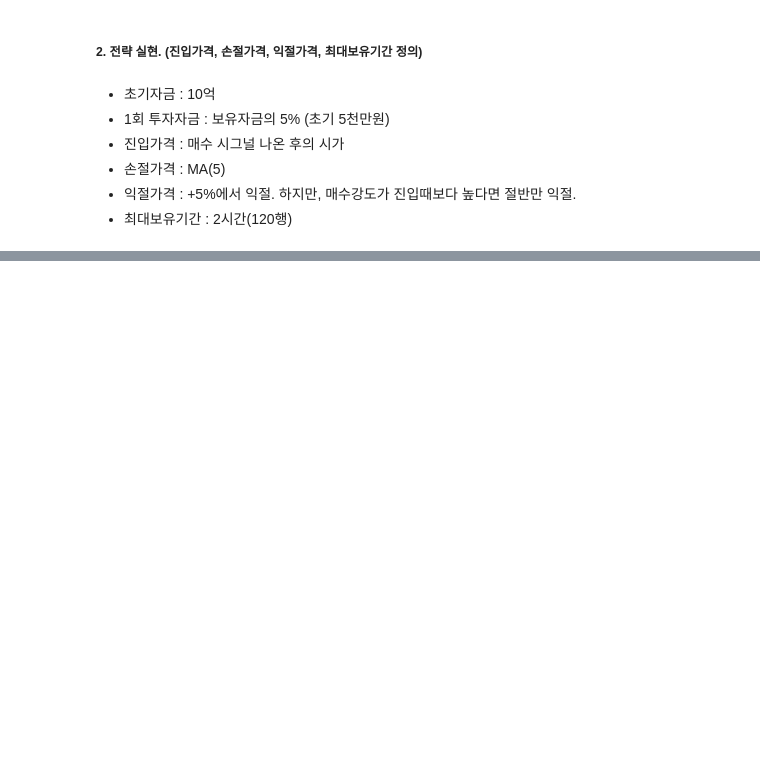
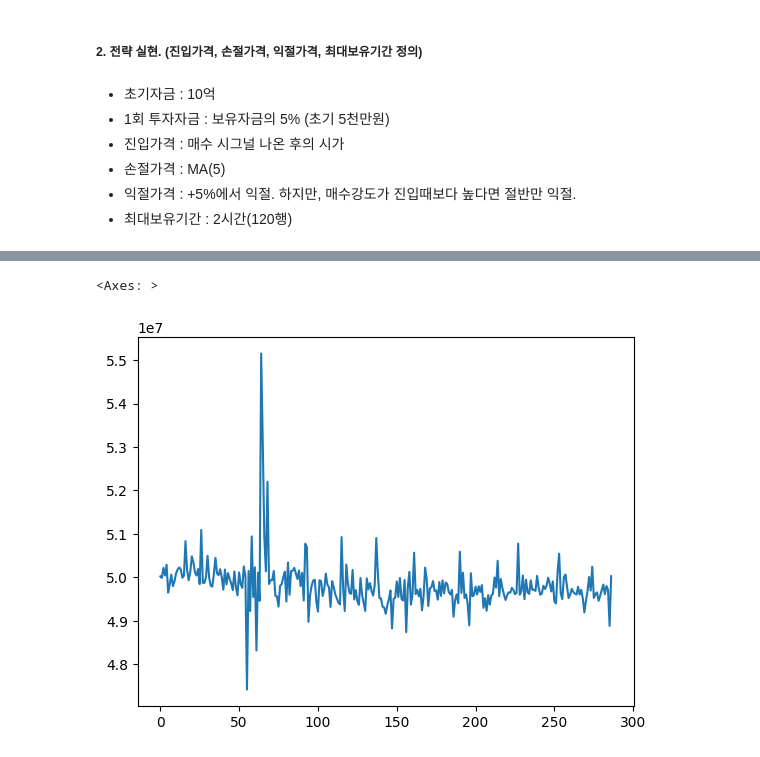
Before and after one commit to ChaebinIm/algorithm_trading, a Jupyter notebook: backtesting.ipynb, the cells around one changed output, grey strips where cells are left out. Saved outputs shown, nothing was run; the diff lists cells and outputs as text; code cells hidden in the pictures; blank space fills up the shorter version.

```diff
--- a/backtesting.ipynb
+++ b/backtesting.ipynb
@@ -211,6 +213,9 @@ PnL = 0
 for i in range(len(investible)-1):
     t = df.index[i] # 시간
     _investible = investible.loc[t] # 시그널 탐지 여부
+
+    if t.day == 1 and t.hour == 0 and t.minute == 0:
+        print(t)
 
     if _investible == True: # 시그널 탐지한 경우
         if status == True: # 이미 투자하고 있다면,
@@ -225,15 +230,18 @@ for i in range(len(investible)-1):
             result.loc[_len, "entry_price"] = entry_price # 진입가격 입력
             result.loc[_len, "entry_amount"] = entry_amount # 진입가격 입력
             result.loc[_len, "PnL"] = 0 # 손익은 0
-            _strength = df.loc[:t, 'close'].rolling(5).mean() - df.loc[:t, 'close'].rolling(20).mean()
+            _strength = (df.loc[:t, 'close'].rolling(5).mean() - df.loc[:t, 'close'].rolling(20).mean()).loc[t]
+
+    if len(result) == 0:
+        continue
 
     _close = df.loc[t, 'close']
-    _stop_loss = _close < df.loc[:t, 'close'].rolling(20).mean() # 손절여부
+    _stop_loss = _close < df.loc[:t, 'close'].rolling(20).mean().loc[t] # 손절여부
     _take_profit = _close/entry_price - 1 > 0.05 # 익절여부(5% 이상 수익 발생)
     _time_over = (t - result.loc[len(result) - 1, "entry_time"]).total_seconds()/60 > maximum_holding_period # 시간초과
 
     if status == True:
-        weaken = df.loc[:t, 'close'].rolling(5).mean() - df.loc[:t, 'close'].rolling(20).mean() < _strength # 강도가 진입시점에 대비해서 약해졌는지 여부
+        weaken = (df.loc[:t, 'close'].rolling(5).mean() - df.loc[:t, 'close'].rolling(20).mean()).loc[t] < _strength # 강도가 진입시점에 대비해서 약해졌는지 여부
         if _stop_loss == True or (_take_profit == True and weaken == True) or _time_over == True: # 청산해야한다면..
             _len = len(result) - 1
             ret = _close/entry_price - 1 # 수익률
@@ -274,0 +290,5 @@ KeyError: -1
+# %%
+result["exit_amount"].plot()
+# %% [output]
+<Axes: >
+[figure, added]
```
Also changed, not shown: parts of 2 cells of this notebook.
